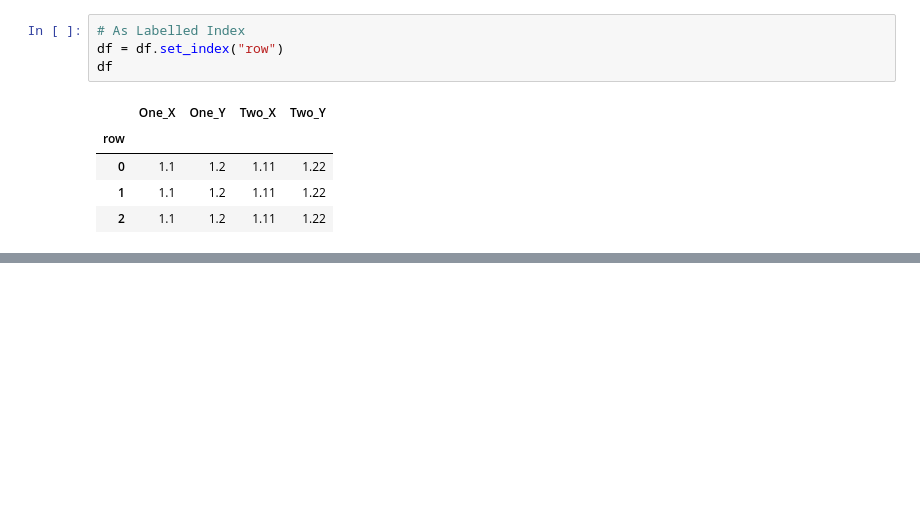
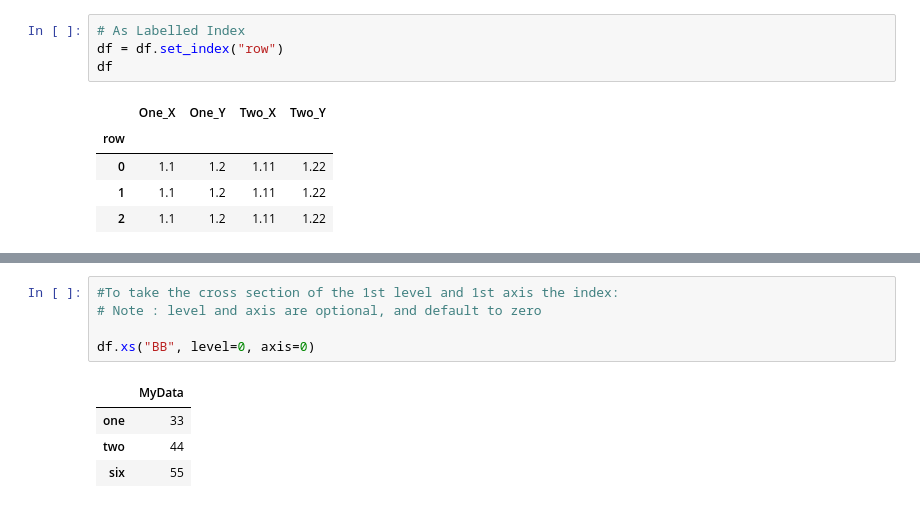
Before and after one commit to onlyabhilash/Feature-Engg, a Jupyter notebook: Pandas/Cooking.ipynb, the cells around one changed output, grey strips where cells are left out. Cells and saved outputs as stored; diff of their text form; blank space fills up the shorter version.

```diff
--- a/Pandas/Cooking.ipynb
+++ b/Pandas/Cooking.ipynb
@@ -437,0 +462,10 @@ df
+# %%
+#To take the cross section of the 1st level and 1st axis the index:
+# Note : level and axis are optional, and default to zero
+
+df.xs("BB", level=0, axis=0)
+# %% [output]
+|  | MyData |
+| one | 33 |
+| two | 44 |
+| six | 55 |
```
Also changed, not shown: parts of 18 cells of this notebook.
